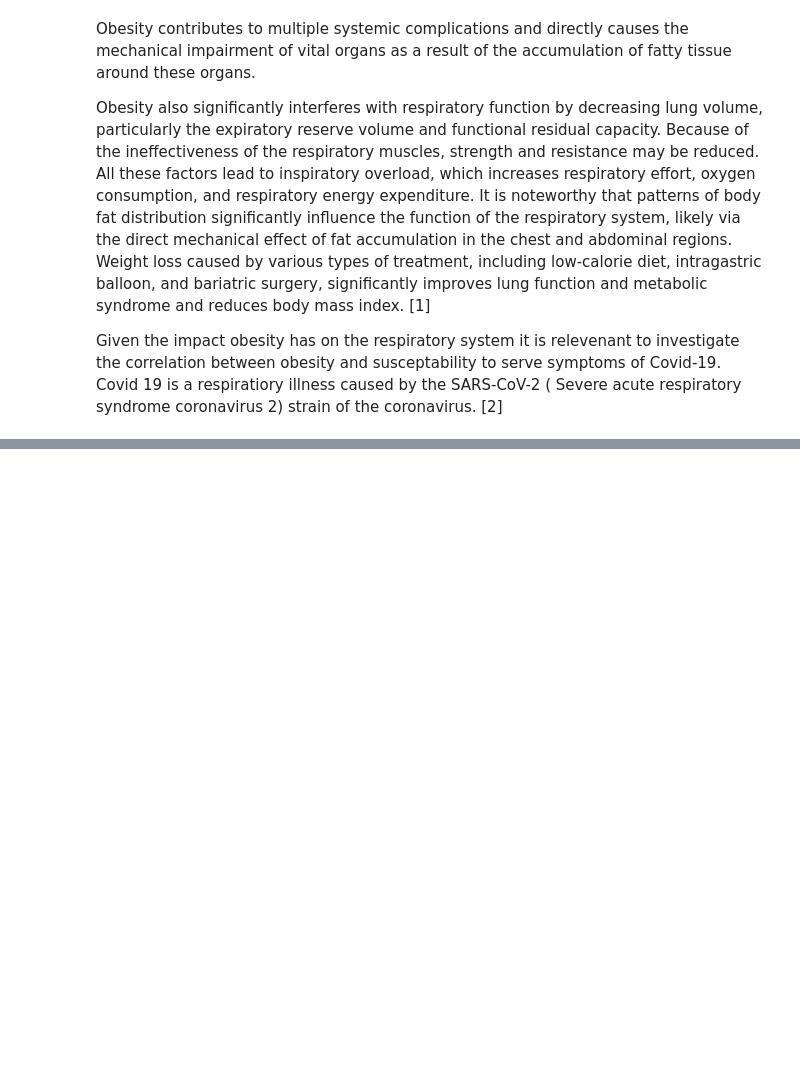
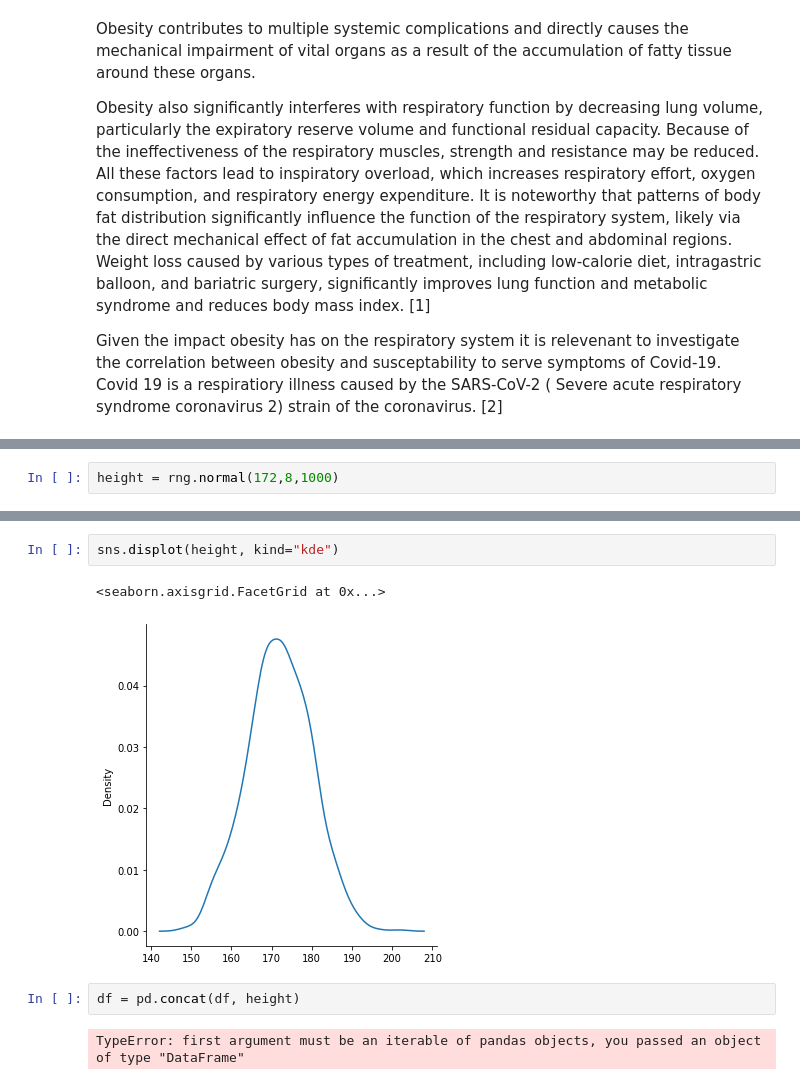
Before and after one commit to shaner1/ProgDA_Project_20, a Jupyter notebook: ProgDA_Project_2020.ipynb, the cells around one changed output, grey strips where cells are left out. Drawn from its saved outputs; the diff is of its cells as text; blank space fills up the shorter version.

```diff
--- a/ProgDA_Project_2020.ipynb
+++ b/ProgDA_Project_2020.ipynb
@@ -13,0 +203,2 @@ Given the impact obesity has on the respiratory system it is relevenant to inves
+# %%
+height = rng.normal(172,8,1000)
@@ -13,0 +225,9 @@ Given the impact obesity has on the respiratory system it is relevenant to inves
+# %%
+sns.displot(height, kind="kde")
+# %% [output]
+<seaborn.axisgrid.FacetGrid at 0x...>
+[figure, added]
+# %%
+df = pd.concat(df, height)
+# %% [output]
+TypeError: first argument must be an iterable of pandas objects, you passed an object of type "DataFrame"
```
Also changed, not shown: parts of 31 cells of this notebook.
